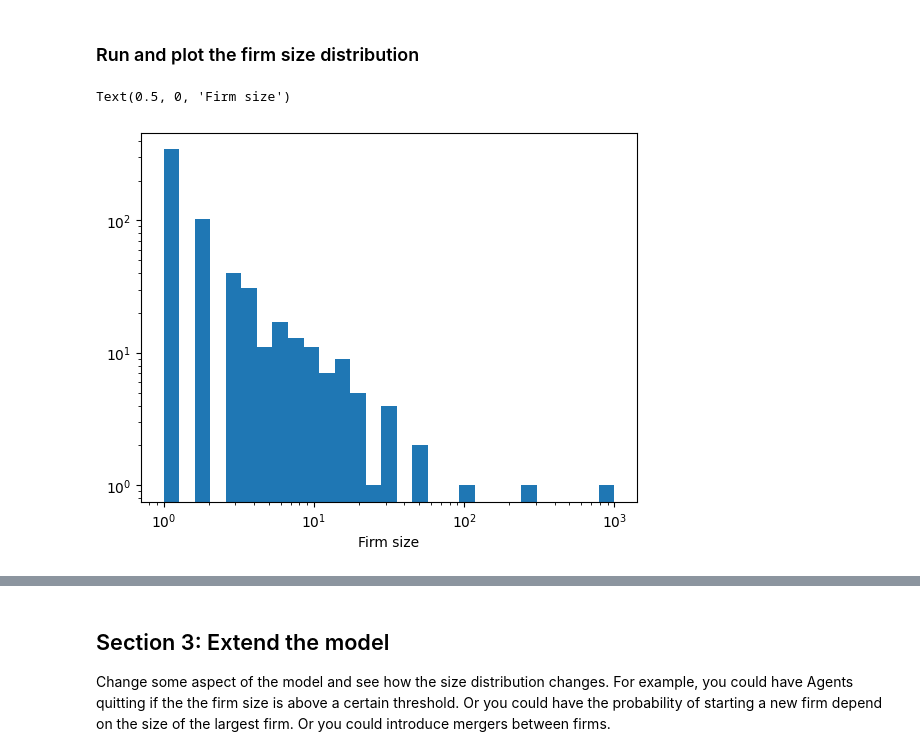
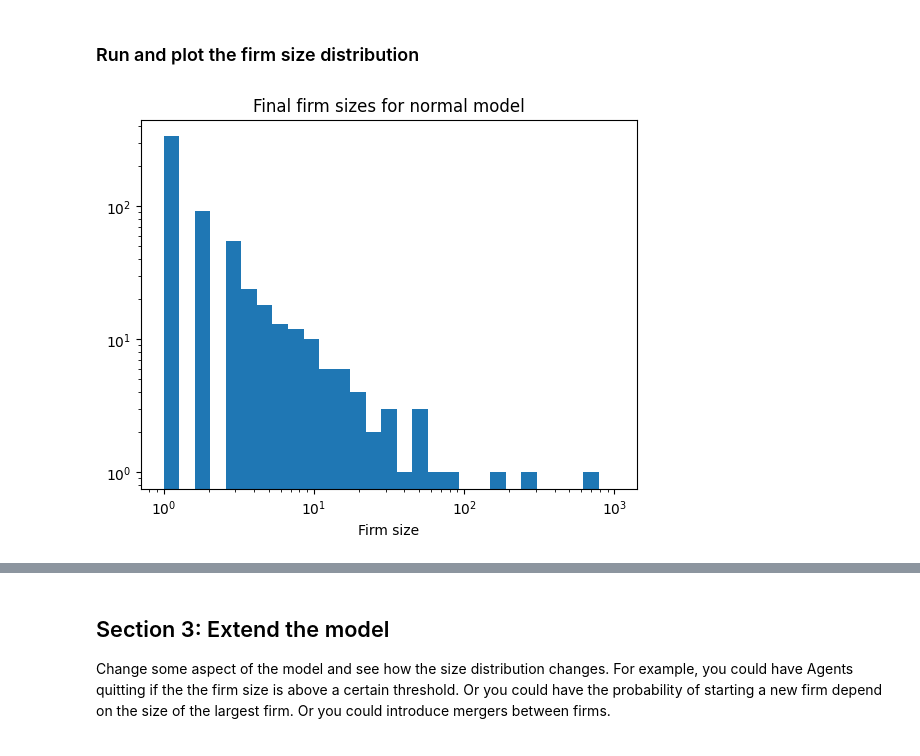
Before and after one commit to alexmakassiouk/eth-agent-based-modeling-of-economic-systems, a Jupyter notebook: ss_04.ipynb, the cells around one changed output, grey strips where cells are left out. Drawn from its saved outputs; the diff is of its cells as text; code cells hidden in the pictures.

```diff
--- a/ss_04.ipynb
+++ b/ss_04.ipynb
@@ -165,13 +222,16 @@ import numpy as np
 # %%
-firm_model = World(3_000, start_up_prob=0.2)
+firm_model = World(3000, start_up_prob=0.2)
 firm_model.run_model()
 
 firm_sizes = firm_model.datacollector.get_model_vars_dataframe()["Firm sizes"].values
+def plot_firm_sizes(firm_sizes, title: str):
+    plt.hist(firm_sizes, bins=np.logspace(0, 3, 30))
+    plt.xscale("log")
+    plt.yscale("log")
+    plt.xlabel("Firm size")
+    plt.title(title)
+    plt.show()
 
-plt.hist(firm_sizes, bins=np.logspace(0, 3, 30))
-plt.xscale("log")
-plt.yscale("log")
-plt.xlabel("Firm size")
+plot_firm_sizes(firm_sizes, "Final firm sizes for normal model")
 # %% [output]
-Text(0.5, 0, 'Firm size')
-[figure, old version]
+[figure, new version]
```
Also changed, not shown: parts of 8 cells of this notebook.
